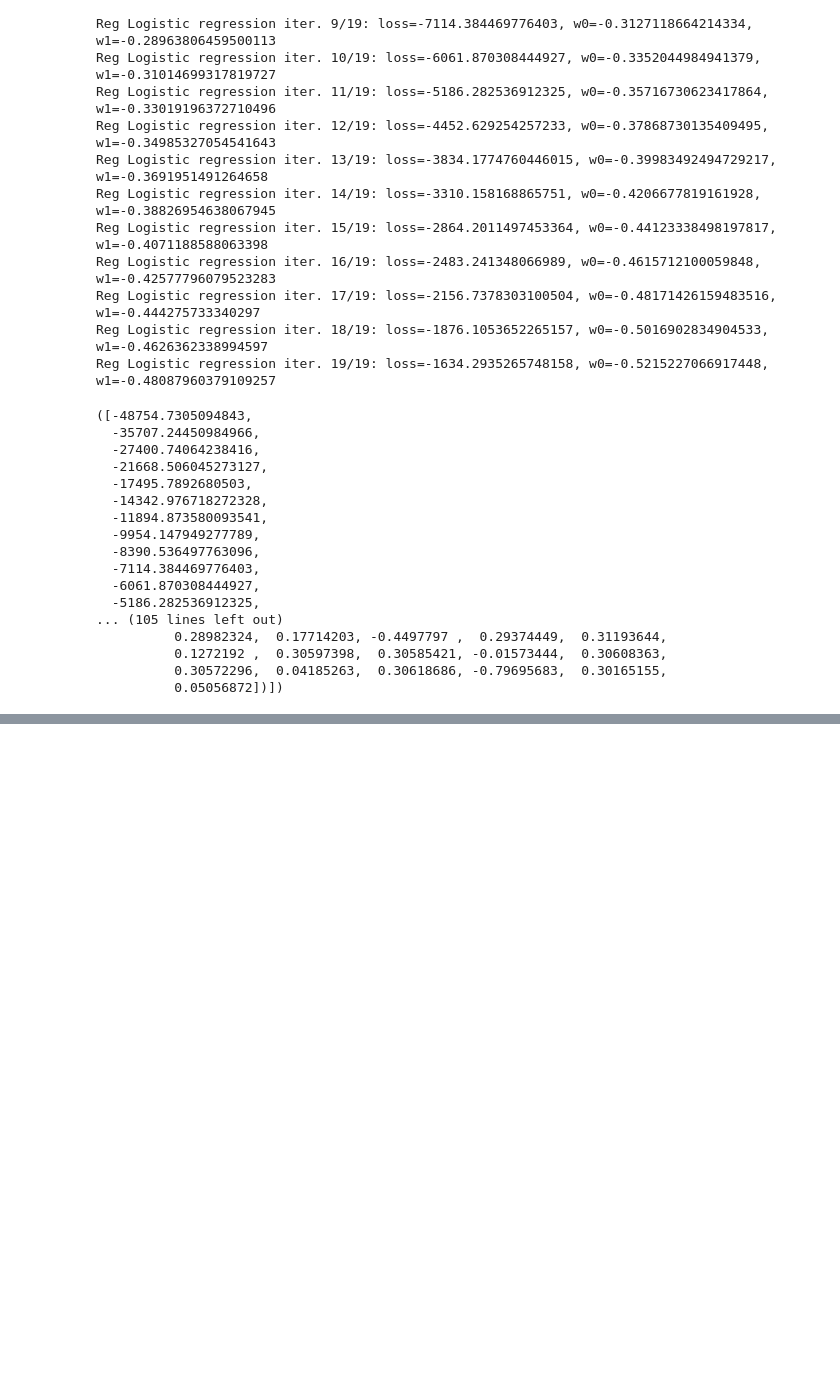
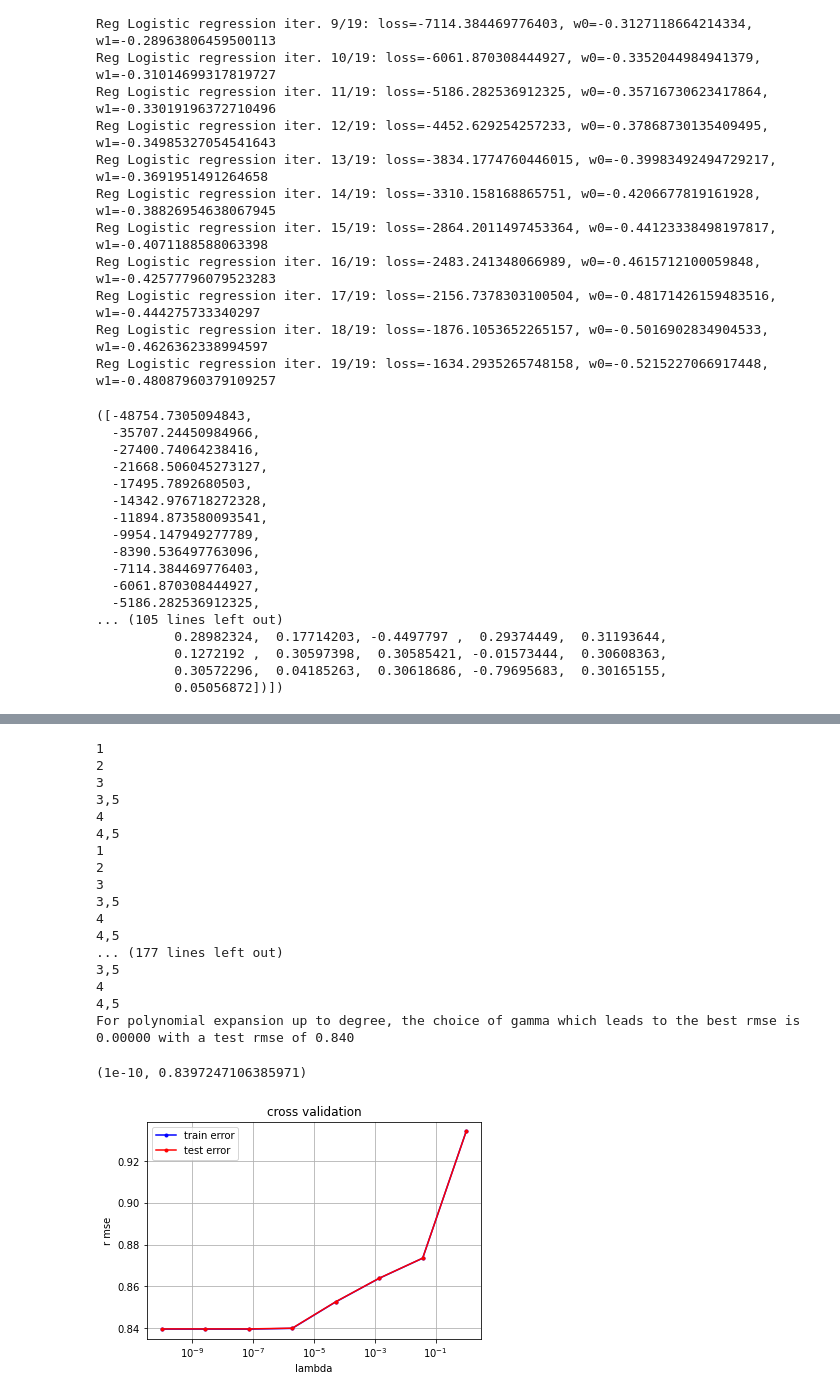
Before and after one commit to cs210-bbernath/The_MadLads, a Jupyter notebook: Testing_the_data-Copy2.ipynb, the cells around one changed output, grey strips where cells are left out. Drawn from its saved outputs; the diff is of its cells as text; code cells hidden in the pictures; blank space fills up the shorter version.

```diff
--- a/Testing_the_data-Copy2.ipynb
+++ b/Testing_the_data-Copy2.ipynb
@@ -211,7 +211,7 @@ Reg Logistic regression iter. 19/19: loss=-1634.2935265748158, w0=-0.52152270669
 from cross_validation import *
 degree = 3
 k_fold = 4
-lambdas = np.logspace(-7,0,8)
+lambdas = np.logspace(-10,0,8)
 degrees = [3,5,7]
 seed = 1
 k_indices = build_k_indices(y, k_fold, seed)
@@ -245,0 +270,22 @@ GD iter. 5/29: loss=0.499413140943657, w0=-0.0002632584967523414, w1=-0.00024393
+# %%
+cross_validation_ridge_regression(y, tx, k_fold, lambdas)
+# %% [output]
+1
+2
+3
+3,5
+4
+4,5
+1
+2
+3
+3,5
+4
+4,5
+... (177 lines left out)
+3,5
+4
+4,5
+For polynomial expansion up to degree, the choice of gamma which leads to the best rmse is 0.00000 with a test rmse of 0.840
+(1e-10, 0.8397247106385971)
+[figure, added]
```
Also changed, not shown: parts of 11 cells of this notebook, 1 other file.
